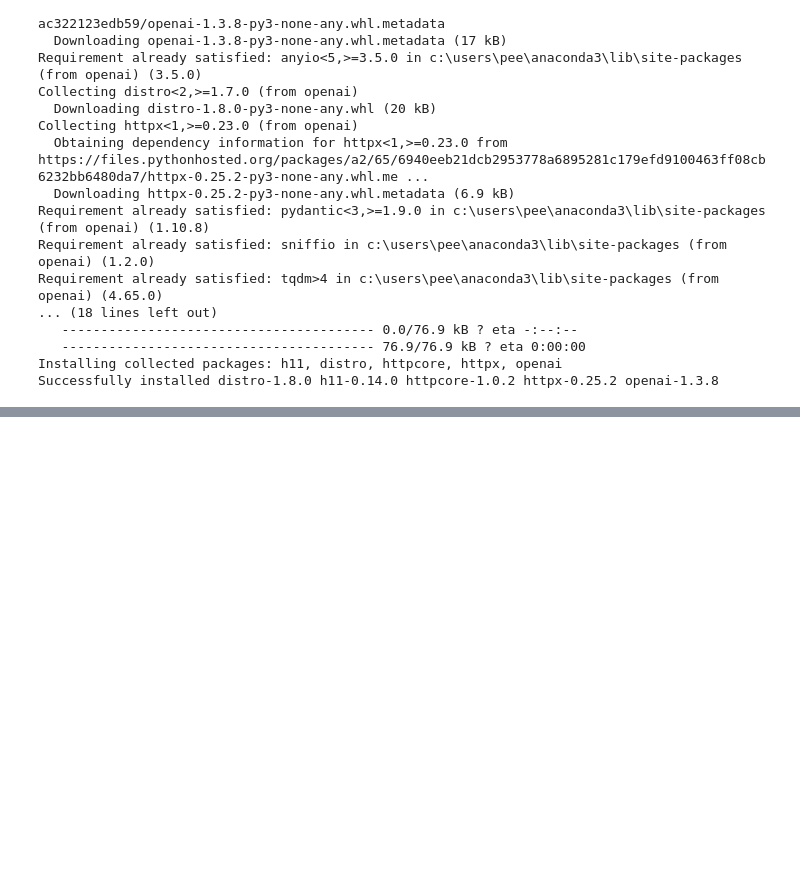
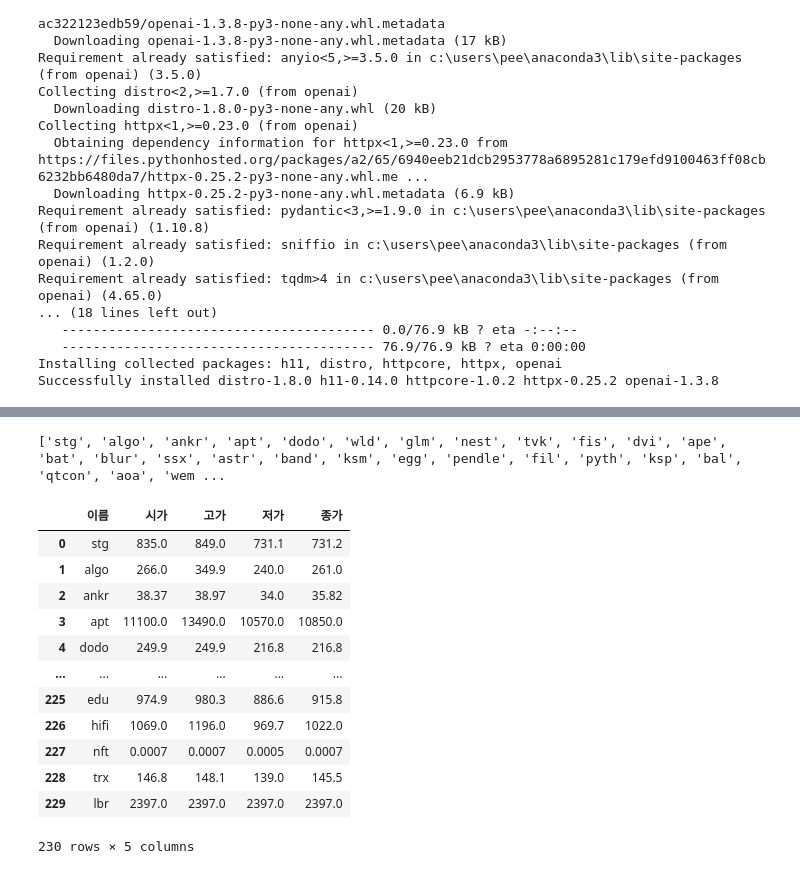
Before and after one commit to Gwon92/WASSUP, a Jupyter notebook: API 실습.ipynb, the cells around one changed output, grey strips where cells are left out. Saved outputs shown, nothing was run; the diff lists cells and outputs as text; code cells hidden in the pictures; blank space fills up the shorter version.

```diff
--- a/API 실습.ipynb
+++ b/API 실습.ipynb
@@ -436,0 +465,7 @@ Successfully installed distro-1.8.0 h11-0.14.0 httpcore-1.0.2 httpx-0.25.2 opena
+# %%
+#for문을 돌려서 빈 리스트에 코인 이름을 담자
+emp = []
+for i in data :
+    emp.append(i['target_currency'])
+
+print(emp)
@@ -436,0 +474,4 @@ Successfully installed distro-1.8.0 h11-0.14.0 httpcore-1.0.2 httpx-0.25.2 opena
+# %%
+response1 = requests.get("https://api.coinone.co.kr/public/v2/ticker_new/KRW")
+res1 = response1.json()
+res1
@@ -436,0 +496,38 @@ Successfully installed distro-1.8.0 h11-0.14.0 httpcore-1.0.2 httpx-0.25.2 opena
+# %%
+data1 = res1['tickers']
+empty = []
+# %%
+name, high, low, first, last = [], [], [], [], []
+
+for i in data1 :
+    name.append(i['target_currency'])
+    high.append(i['high'])
+    low.append(i['low'])
+    first.append(i['first'])
+    last.append(i['last'])
+# %% [output]
+['stg', 'algo', 'ankr', 'apt', 'dodo', 'wld', 'glm', 'nest', 'tvk', 'fis', 'dvi', 'ape', 'bat', 'blur', 'ssx', 'astr', 'band', 'ksm', 'egg', 'pendle', 'fil', 'pyth', 'ksp', 'bal', 'qtcon', 'aoa', 'wem ...
+# %%
+df = pd.DataFrame({
+    '이름' : name,
+    '시가' : first,
+    '고가' : high,
+    '저가' : low,
+    '종가' : last,
+})
+
+df
+# %% [output]
+|  | 이름 | 시가 | 고가 | 저가 | 종가 |
+| 0 | stg | 835.0 | 849.0 | 731.1 | 731.2 |
+| 1 | algo | 266.0 | 349.9 | 240.0 | 261.0 |
+| 2 | ankr | 38.37 | 38.97 | 34.0 | 35.82 |
+| 3 | apt | 11100.0 | 13490.0 | 10570.0 | 10850.0 |
+| 4 | dodo | 249.9 | 249.9 | 216.8 | 216.8 |
+| ... | ... | ... | ... | ... | ... |
+| 225 | edu | 974.9 | 980.3 | 886.6 | 915.8 |
+| 226 | hifi | 1069.0 | 1196.0 | 969.7 | 1022.0 |
+| 227 | nft | 0.0007 | 0.0007 | 0.0005 | 0.0007 |
+| 228 | trx | 146.8 | 148.1 | 139.0 | 145.5 |
+| 229 | lbr | 2397.0 | 2397.0 | 2397.0 | 2397.0 |
+230 rows × 5 columns
```
Also changed, not shown: parts of 11 cells of this notebook.
